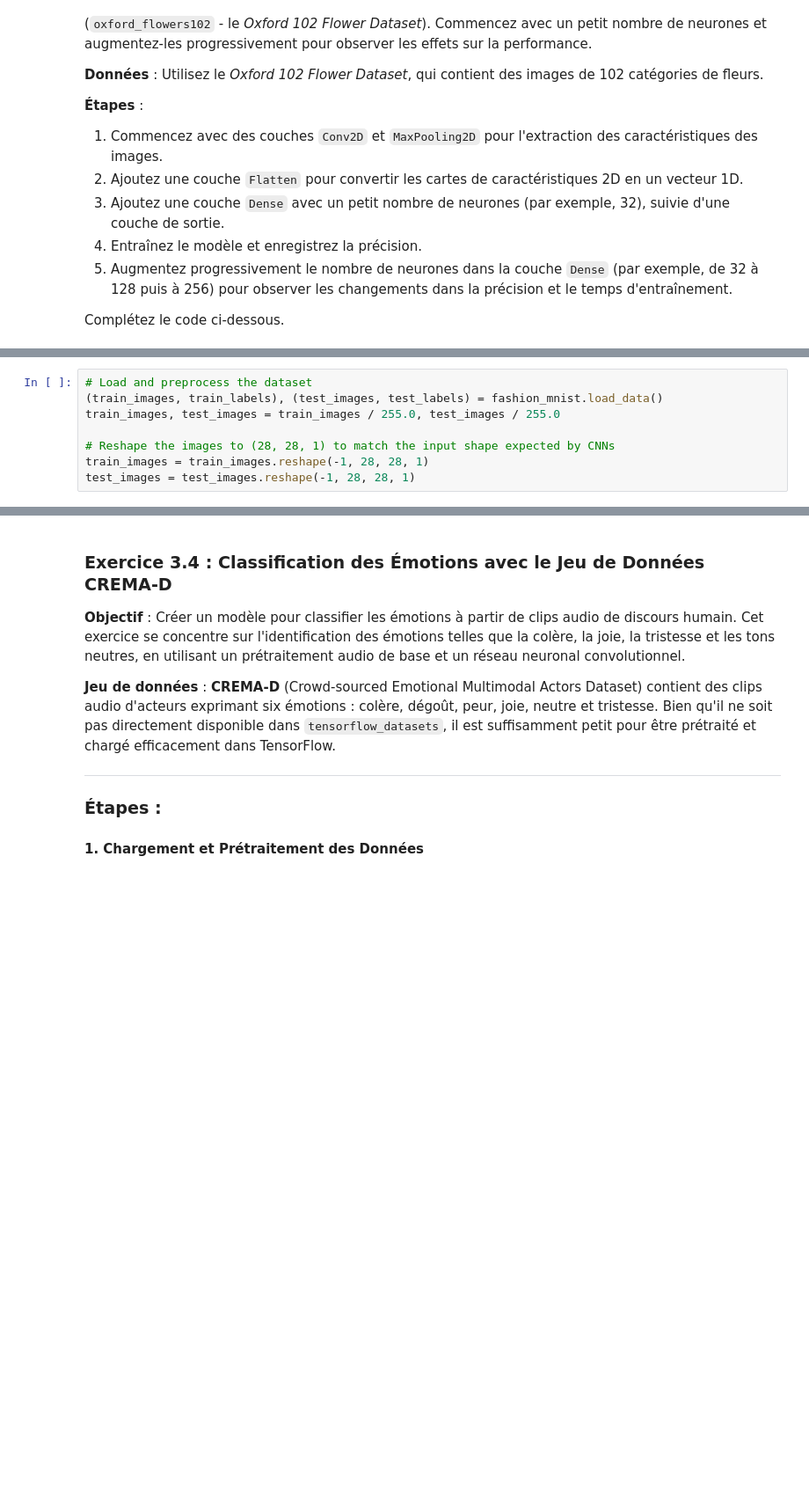
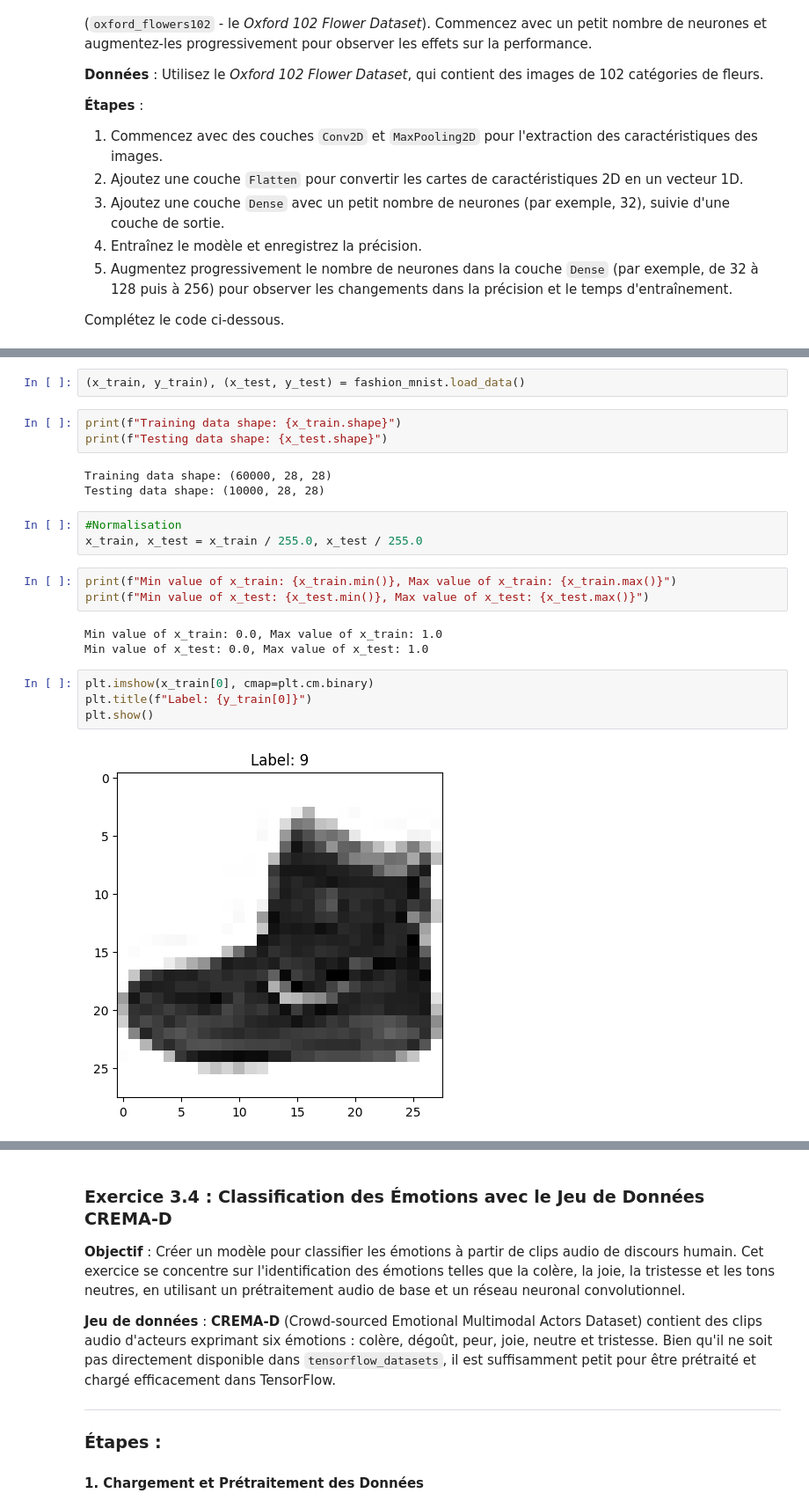
Before and after one commit to rodologie/IA-DeepLearning, a Jupyter notebook: fr/TP3/TP3.ipynb, the cells around one changed output, grey strips where cells are left out. Shown at 88% size. Saved outputs shown, nothing was run; the diff lists cells and outputs as text; blank space fills up the shorter version.

```diff
--- a/fr/TP3/TP3.ipynb
+++ b/fr/TP3/TP3.ipynb
@@ -321,8 +206,0 @@ from tensorflow.keras.datasets import fashion_mnist
-# %%
-# Load and preprocess the dataset
-(train_images, train_labels), (test_images, test_labels) = fashion_mnist.load_data()
-train_images, test_images = train_images / 255.0, test_images / 255.0
-
-# Reshape the images to (28, 28, 1) to match the input shape expected by CNNs
-train_images = train_images.reshape(-1, 28, 28, 1)
-test_images = test_images.reshape(-1, 28, 28, 1)
@@ -461,0 +355,23 @@ plt.show()
+# %%
+(x_train, y_train), (x_test, y_test) = fashion_mnist.load_data()
+# %%
+print(f"Training data shape: {x_train.shape}")
+print(f"Testing data shape: {x_test.shape}")
+# %% [output]
+Training data shape: (60000, 28, 28)
+Testing data shape: (10000, 28, 28)
+# %%
+#Normalisation
+x_train, x_test = x_train / 255.0, x_test / 255.0
+# %%
+print(f"Min value of x_train: {x_train.min()}, Max value of x_train: {x_train.max()}")
+print(f"Min value of x_test: {x_test.min()}, Max value of x_test: {x_test.max()}")
+# %% [output]
+Min value of x_train: 0.0, Max value of x_train: 1.0
+Min value of x_test: 0.0, Max value of x_test: 1.0
+# %%
+plt.imshow(x_train[0], cmap=plt.cm.binary)
+plt.title(f"Label: {y_train[0]}")
+plt.show()
+# %% [output]
+[figure, added]
```
Also changed, not shown: parts of 62 cells of this notebook, 1 other file.
